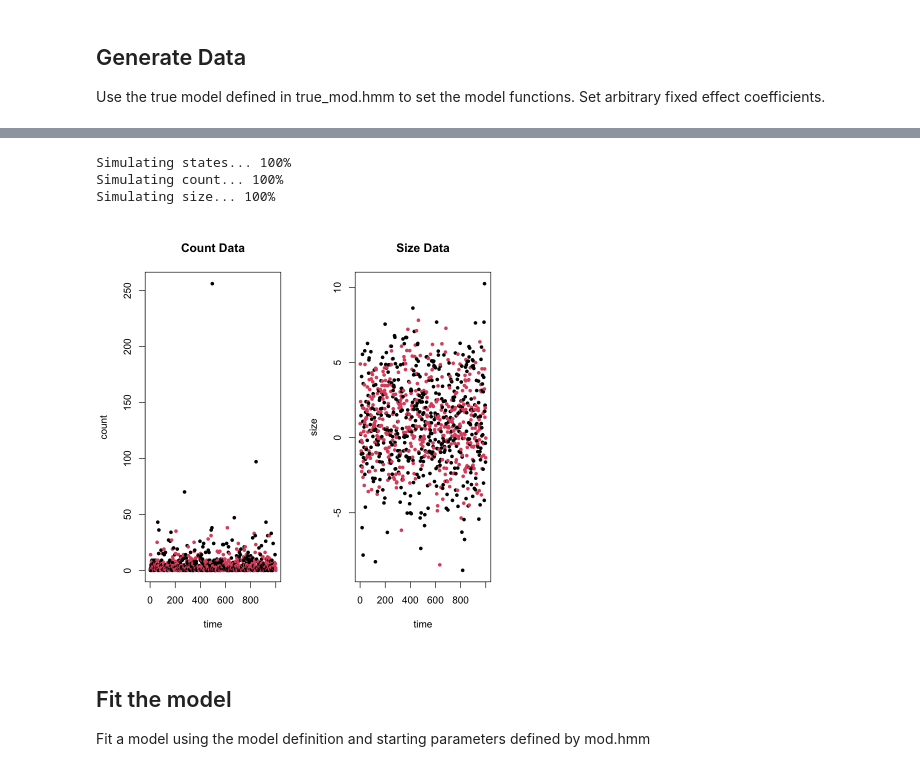
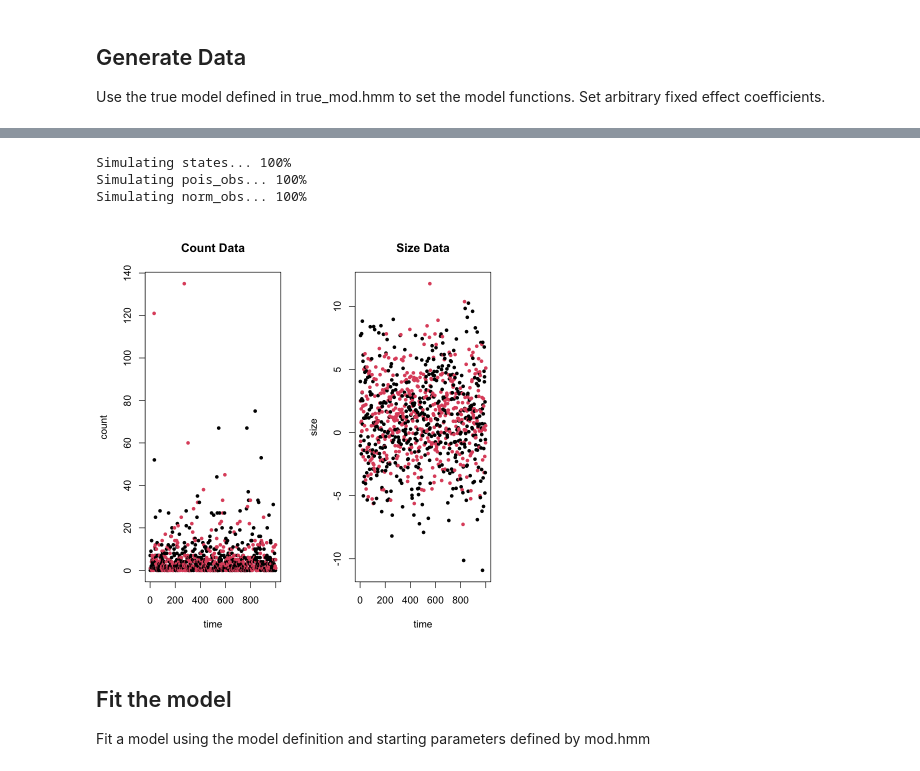
Before and after one commit to TheoMichelot/hmmTMB, a Jupyter notebook: inst/devel/forecast.ipynb, the cells around one changed output, grey strips where cells are left out. Drawn from its saved outputs; the diff is of its cells as text; code cells hidden in the pictures.

```diff
--- a/inst/devel/forecast.ipynb
+++ b/inst/devel/forecast.ipynb
@@ -40,8 +40,8 @@ n <- 1000
 # Generate training data with random covariates
 empty <- data.frame(
   ID = 1,
-  count = rep(NA, n),
-  size = rep(NA, n),
+  pois_obs = rep(NA, n),
+  norm_obs = rep(NA, n),
   covariate_1 = rnorm(n, mean = 0, sd = 1),
   covariate_2 = runif(n, min = -1, max = 1),
   covariate_3 = sample(c(-1, 0, 1), n, replace = TRUE)
@@ -49,7 +49,31 @@ empty <- data.frame(
 )
 
 # create true model
-true_mod <- HMM$new(file = "forecast_true_mod.hmm")
+hid <- MarkovChain$new(
+  data = empty,
+  n_states = 2,
+  formula = ~covariate_3,
+  tpm = matrix(c(0.8, 0.3, 0.2, 0.7), 2, 2)
+)
+obs <- Observation$new(
+  data = empty,
+  dists = list(
+    pois_obs = "pois",
+    norm_obs = "norm"
+  ),
+  par = list(
+    pois_obs = list(rate = c(1, 2)),
+    norm_obs = list(mean = c(0, 1), sd = c(1, 1))
+  ),
+  formula = list(
+    pois_obs = list(rate = ~ covariate_1),
+    norm_obs = list(mean = ~ covariate_2)
+  )
+)
+true_mod <- HMM$new(
+  obs = obs,
+  hid = hid
+)
 
 # Create a list of random integers for the hidden Markov model coefficients
 random_coeff_fe_obs <- replicate(
@@ -118,20 +142,20 @@ $coeff_re_hid
 # %%
 # simulate from true model
 training <- true_mod$simulate(n, data = empty)
 
 # update data in true_mod with dat
 true_mod$obs()$update_data(training)
 
 # plot data
 par(mfrow = c(1, 2)) # set outer margins to 0
-plot(training$count, pch = 20, xlab = "time", ylab = "count", col = attr(training, "state"), main = "Count Data")
-plot(training$size, pch = 20, xlab = "time", ylab = "size", col = attr(training, "state"), main = "Size Data")
+plot(training$pois_obs, pch = 20, xlab = "time", ylab = "count", col = attr(training, "state"), main = "Count Data")
+plot(training$norm_obs, pch = 20, xlab = "time", ylab = "size", col = attr(training, "state"), main = "Size Data")
 par(mfrow = c(1, 1))
 # %% [output]
 Simulating states... 100%
-Simulating count... 100%
-Simulating size... 100%
+Simulating pois_obs... 100%
+Simulating norm_obs... 100%
-[figure, old version]
+[figure, new version]
 # %% [markdown]
 ## Fit the model
 Fit a model using the model definition and starting parameters defined by mod.hmm
```
Also changed, not shown: parts of 10 cells of this notebook, 1 other file.
